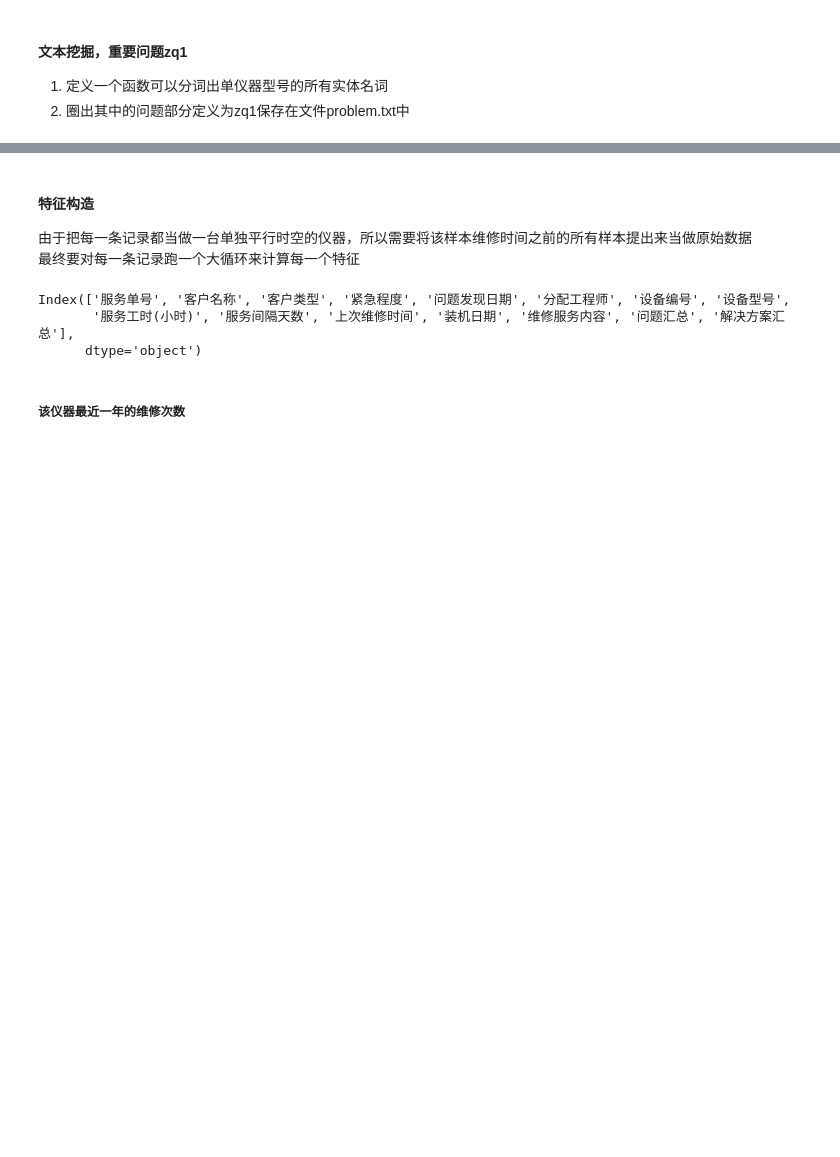
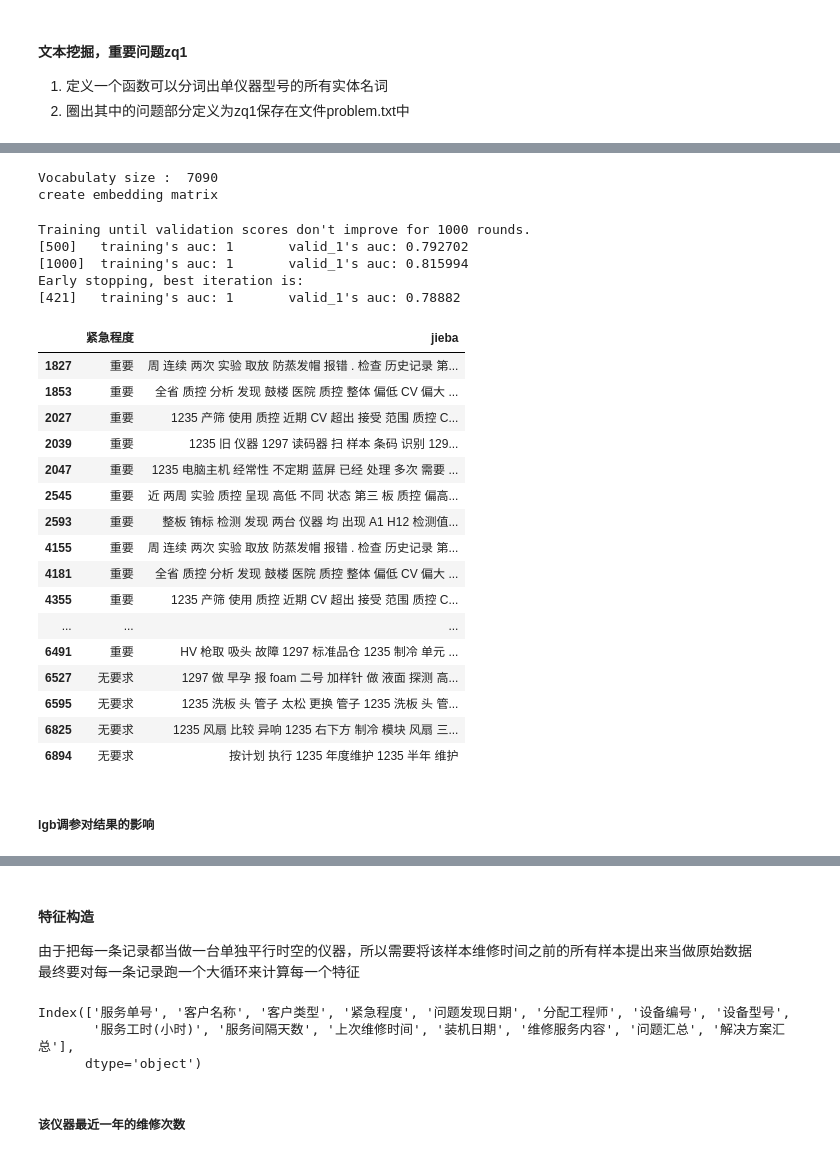
Before and after one commit to clouwer/nlpnotebook, a Jupyter notebook: projects/Biosan-service-upgrade-2019/ipy/feature_engineer.ipynb, the cells around one changed output, grey strips where cells are left out. Cells and saved outputs as stored; diff of their text form; code cells hidden in the pictures; blank space fills up the shorter version.

```diff
--- a/projects/Biosan-service-upgrade-2019/ipy/feature_engineer.ipynb
+++ b/projects/Biosan-service-upgrade-2019/ipy/feature_engineer.ipynb
@@ -240,0 +351,70 @@ dtype: float64
+# %%
+init_embed = init_embedding(config, word2vec_model)
+# %% [output]
+Vocabulaty size :  7090
+create embedding matrix
+# %%
+import lightgbm as lgb
+from sklearn.model_selection import train_test_split
+
+dataseries_train = data.loc[(data['设备型号'] == '1235-514')&(data['维修服务内容'] == '维修')&(data['紧急程度'].isin(['正常','紧急'])),['紧急程度','问题汇总','问题汇总_jieba','jieba']].reset_index(drop = True)
+dataseries_test = data.loc[(data['设备型号'] == '1235-514')&(data['维修服务内容'] == '维修')&(data['紧急程度'].isin(['无要求','重要'])),['紧急程度','问题汇总','问题汇总_jieba','jieba']]
+w2v_train, w2v_test = w2v_train_test_split(dataseries_train['jieba'], dataseries_test['jieba'])
+
+y_train = data.loc[(data['设备型号'] == '1235-514')&(data['维修服务内容'] == '维修')&(data['紧急程度'].isin(['正常','紧急'])),'紧急程度'].reset_index(drop = True).map({'正常': 0, '紧急': 1})
+# %%
+def lgb_w2v_train(X, Y, validation_size = 0.3):
+    X_model, X_pred, Y_model, Y_pred = train_test_split(X, Y, test_size = validation_size,
+                                                        random_state= 2019)
+    train = lgb.Dataset(X_model, label=Y_model)
+    valid = train.create_valid(X_pred, label=Y_pred)
+    params = {
+        'boosting_type': 'gbdt',
+        'objective': 'binary',
+        'metric': 'auc',
+        'min_child_weight': 3,
+        'num_leaves': 63,
+        'lambda_l2': 6,
+        'subsample': 0.7,
+        'colsample_bytree': 0.7,
+        'learning_rate': 0.05,
+        'seed': 2019,
+        'nthread': -1,
+        'bagging_fraction': 0.7,
+        'bagging_freq': 100
+    }
+    num_round = 40000
+    gbm = lgb.train(params, train, num_round,
+                    verbose_eval=500,valid_sets=[train, valid],early_stopping_rounds= 1000)
+    return gbm
+
+lgb_w2v = lgb_w2v_train(w2v_train, y_train)
+# %% [output]
+Training until validation scores don't improve for 1000 rounds.
+[500]   training's auc: 1       valid_1's auc: 0.792702
+[1000]  training's auc: 1       valid_1's auc: 0.815994
+Early stopping, best iteration is:
+[421]   training's auc: 1       valid_1's auc: 0.78882
+# %%
+preds_test = lgb_w2v.predict(w2v_test)
+dataseries_test[(preds_test< 0.5)]
+# %% [output]
+|  | 紧急程度 | jieba |
+| 1827 | 重要 | 周 连续 两次 实验 取放 防蒸发帽 报错 . 检查 历史记录 第... |
+| 1853 | 重要 | 全省 质控 分析 发现 鼓楼 医院 质控 整体 偏低 CV 偏大 ... |
+| 2027 | 重要 | 1235 产筛 使用 质控 近期 CV 超出 接受 范围 质控 C... |
+| 2039 | 重要 | 1235 旧 仪器 1297 读码器 扫 样本 条码 识别 129... |
+| 2047 | 重要 | 1235 电脑主机 经常性 不定期 蓝屏 已经 处理 多次 需要 ... |
+| 2545 | 重要 | 近 两周 实验 质控 呈现 高低 不同 状态 第三 板 质控 偏高... |
+| 2593 | 重要 | 整板 铕标 检测 发现 两台 仪器 均 出现 A1 H12 检测值... |
+| 4155 | 重要 | 周 连续 两次 实验 取放 防蒸发帽 报错 . 检查 历史记录 第... |
+| 4181 | 重要 | 全省 质控 分析 发现 鼓楼 医院 质控 整体 偏低 CV 偏大 ... |
+| 4355 | 重要 | 1235 产筛 使用 质控 近期 CV 超出 接受 范围 质控 C... |
+| ... | ... | ... |
+| 6491 | 重要 | HV 枪取 吸头 故障 1297 标准品仓 1235 制冷 单元 ... |
+| 6527 | 无要求 | 1297 做 早孕 报 foam 二号 加样针 做 液面 探测 高... |
+| 6595 | 无要求 | 1235 洗板 头 管子 太松 更换 管子 1235 洗板 头 管... |
+| 6825 | 无要求 | 1235 风扇 比较 异响 1235 右下方 制冷 模块 风扇 三... |
+| 6894 | 无要求 | 按计划 执行 1235 年度维护 1235 半年 维护 |
+# %% [markdown]
+##### lgb调参对结果的影响
```
Also changed, not shown: parts of 37 cells of this notebook, 9 other files.
